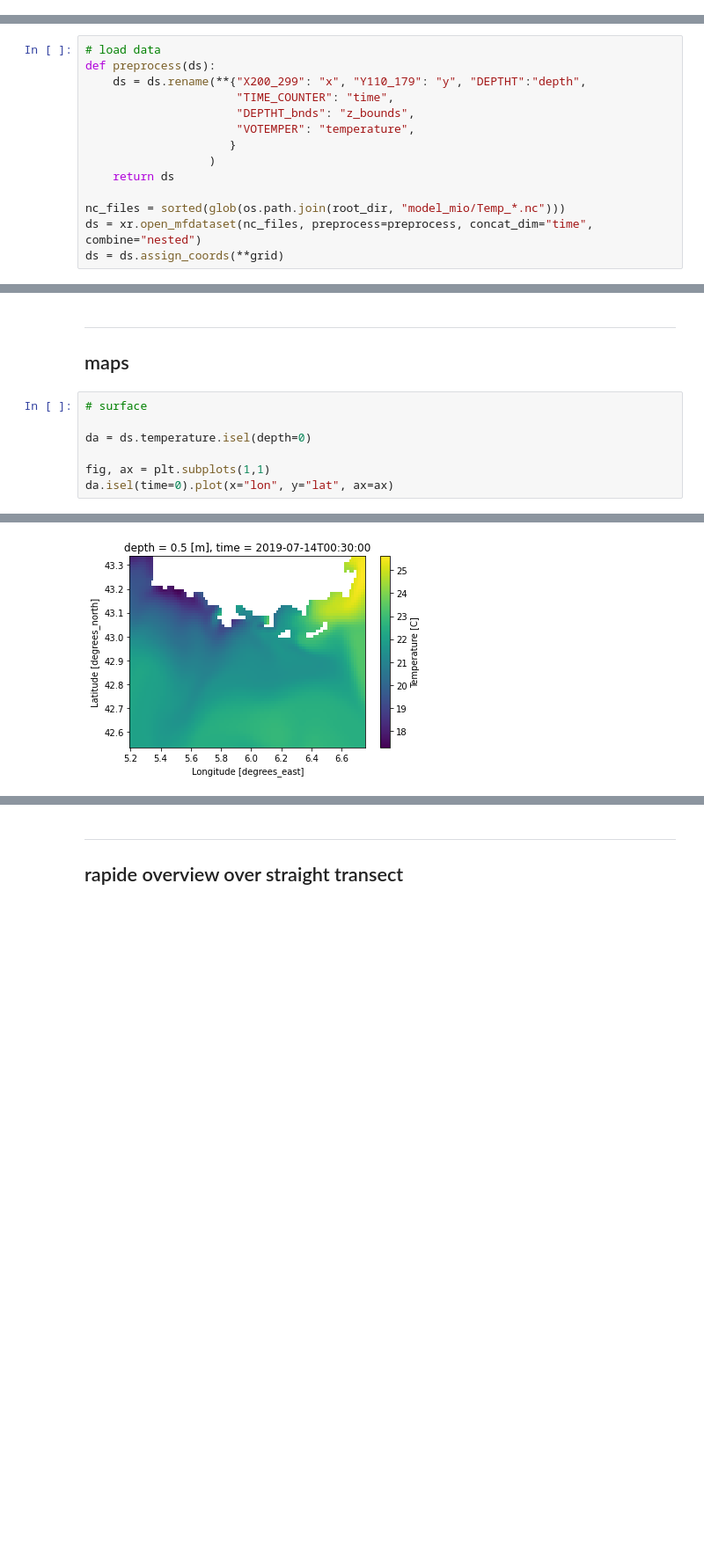
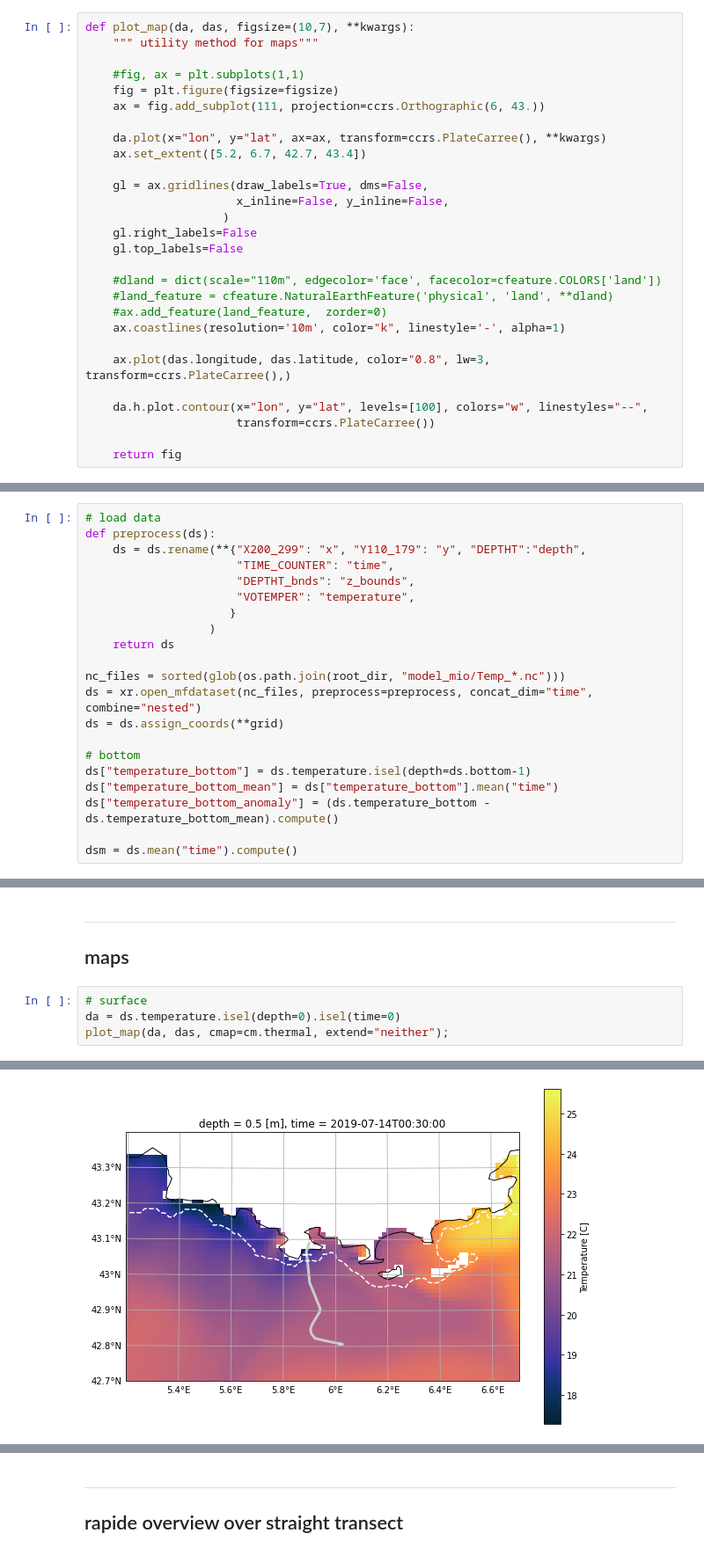
Before and after one commit to apatlpo/das_work, a Jupyter notebook: hydrology/model.ipynb, the cells around one changed output, grey strips where cells are left out. Shown at 88% size. Cells and saved outputs as stored; diff of their text form; blank space fills up the shorter version.

```diff
--- a/hydrology/model.ipynb
+++ b/hydrology/model.ipynb
@@ -19,6 +21,34 @@ from tqdm import tqdm
 # cognac data and tools
 #import cognac.insitu as iu
 #import pynsitu as pin
+# %%
+def plot_map(da, das, figsize=(10,7), **kwargs):
+    """ utility method for maps"""
+
+    #fig, ax = plt.subplots(1,1)
+    fig = plt.figure(figsize=figsize)
+    ax = fig.add_subplot(111, projection=ccrs.Orthographic(6, 43.))
+
+    da.plot(x="lon", y="lat", ax=ax, transform=ccrs.PlateCarree(), **kwargs)
+    ax.set_extent([5.2, 6.7, 42.7, 43.4])
+
+    gl = ax.gridlines(draw_labels=True, dms=False,
+                      x_inline=False, y_inline=False,
+                    )
+    gl.right_labels=False
+    gl.top_labels=False
+
+    #dland = dict(scale="110m", edgecolor='face', facecolor=cfeature.COLORS['land'])
+    #land_feature = cfeature.NaturalEarthFeature('physical', 'land', **dland)
+    #ax.add_feature(land_feature,  zorder=0)
+    ax.coastlines(resolution='10m', color="k", linestyle='-', alpha=1)
+
+    ax.plot(das.longitude, das.latitude, color="0.8", lw=3, transform=ccrs.PlateCarree(),)
+
+    da.h.plot.contour(x="lon", y="lat", levels=[100], colors="w", linestyles="--",
+                      transform=ccrs.PlateCarree())
+
+    return fig
 # %% [markdown]
 ----
 
@@ -66,3 +96,10 @@ def preprocess(ds):
 nc_files = sorted(glob(os.path.join(root_dir, "model_mio/Temp_*.nc")))
 ds = xr.open_mfdataset(nc_files, preprocess=preprocess, concat_dim="time", combine="nested")
 ds = ds.assign_coords(**grid)
+
+# bottom
+ds["temperature_bottom"] = ds.temperature.isel(depth=ds.bottom-1)
+ds["temperature_bottom_mean"] = ds["temperature_bottom"].mean("time")
+ds["temperature_bottom_anomaly"] = (ds.temperature_bottom - ds.temperature_bottom_mean).compute()
+
+dsm = ds.mean("time").compute()
@@ -72,9 +142,6 @@ ds = ds.assign_coords(**grid)
 ## maps
 # %%
 # surface
-
-da = ds.temperature.isel(depth=0)
-
-fig, ax = plt.subplots(1,1)
-da.isel(time=0).plot(x="lon", y="lat", ax=ax)
+da = ds.temperature.isel(depth=0).isel(time=0)
+plot_map(da, das, cmap=cm.thermal, extend="neither");
 # %% [output]
@@ -82,3 +148,3 @@ da.isel(time=0).plot(x="lon", y="lat", ax=ax)
-[figure, old version]
+[figure, new version]
 # %%
 # bottom
```
Also changed, not shown: parts of 28 cells of this notebook, 1 other file.
